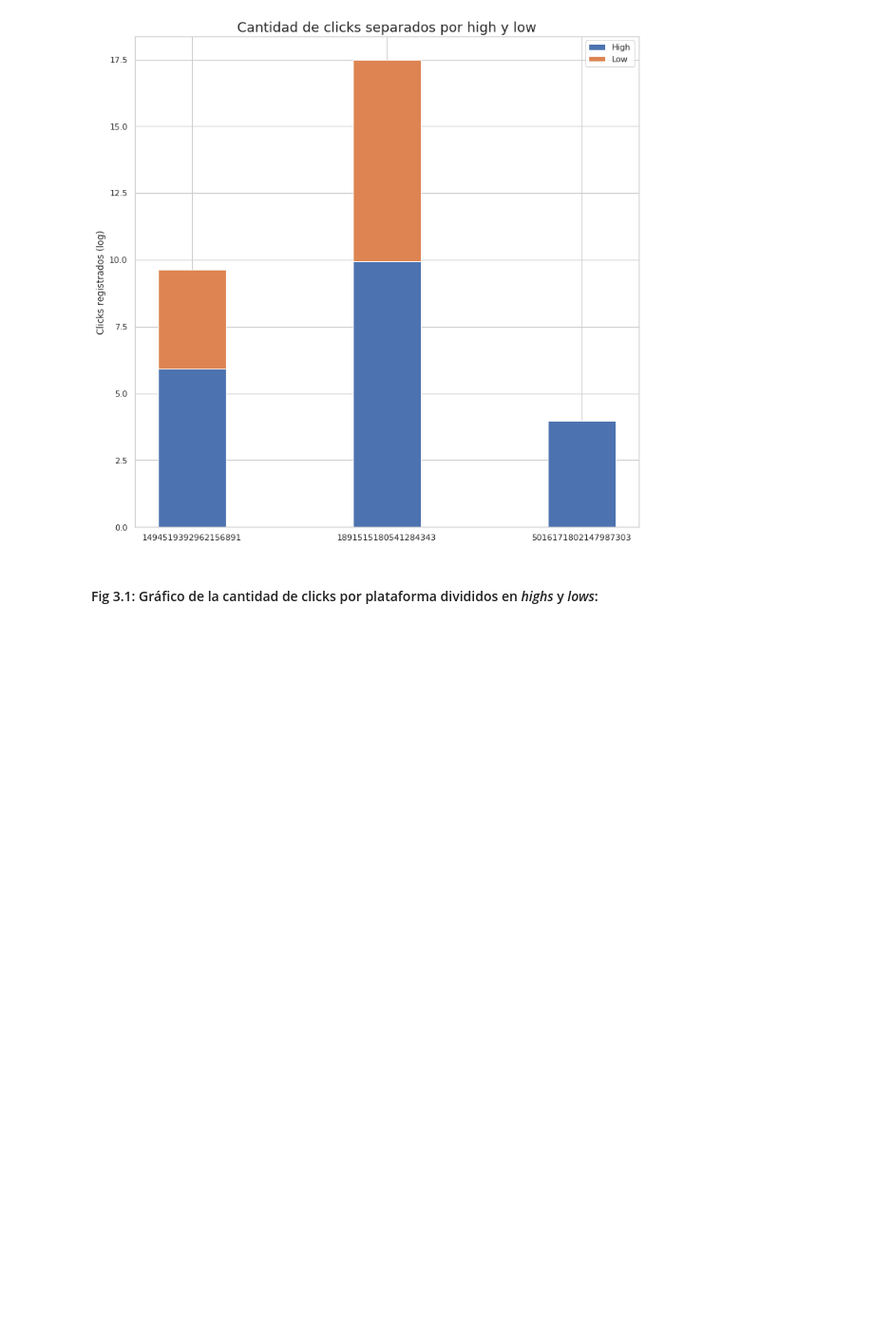
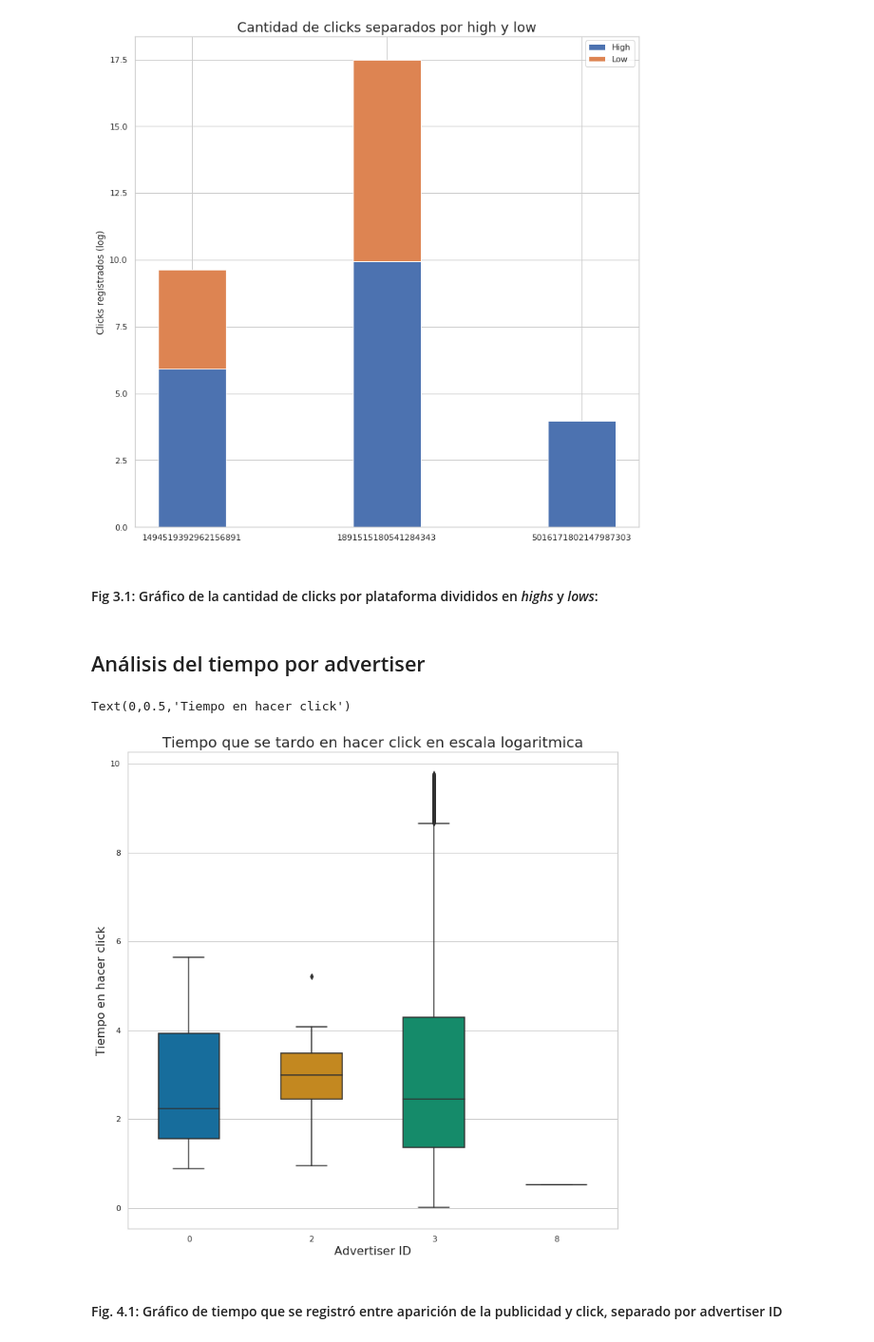
Before and after one commit to PBrrtrn/7506-organizacion-de-datos-TP1-1C2019, a Jupyter notebook: Exploracion_Pablo/analisis_tiempo_previo_a_un_click.ipynb, the cells around one changed output. Shown at 95% size. Cells and saved outputs as stored; diff of their text form; code cells hidden in the pictures; blank space fills up the shorter version.

Commit message:
Agregué un gráfico (Pablo)

```diff
--- a/Exploracion_Pablo/analisis_tiempo_previo_a_un_click.ipynb
+++ b/Exploracion_Pablo/analisis_tiempo_previo_a_un_click.ipynb
@@ -143,3 +143,17 @@ plt.legend((stacked_plot1[0], stacked_plot2[0]), ('High', 'Low'))
 [figure]
 # %% [markdown]
 #### Fig 3.1: Gráfico de la cantidad de clicks por plataforma divididos en <i>highs</i> y <i>lows</i>:
+# %% [markdown]
+## Análisis del tiempo por advertiser
+# %%
+clicks['timeToClick_log']=np.log(clicks['timeToClick'] + 1)
+plt.figure(figsize=(12,12))
+boxplot_timetoclick = sns.boxplot(y='timeToClick_log', x='advertiser_id',palette='colorblind',width=0.5,data=clicks)
+boxplot_timetoclick.set_title('Tiempo que se tardo en hacer click en escala logaritmica',fontsize=20)
+boxplot_timetoclick.set_xlabel('Advertiser ID',fontsize=16)
+boxplot_timetoclick.set_ylabel('Tiempo en hacer click',fontsize=16)
+# %% [output]
+Text(0,0.5,'Tiempo en hacer click')
+[figure, added]
+# %% [markdown]
+#### Fig. 4.1: Gráfico de tiempo que se registró entre aparición de la publicidad y click, separado por advertiser ID
```
